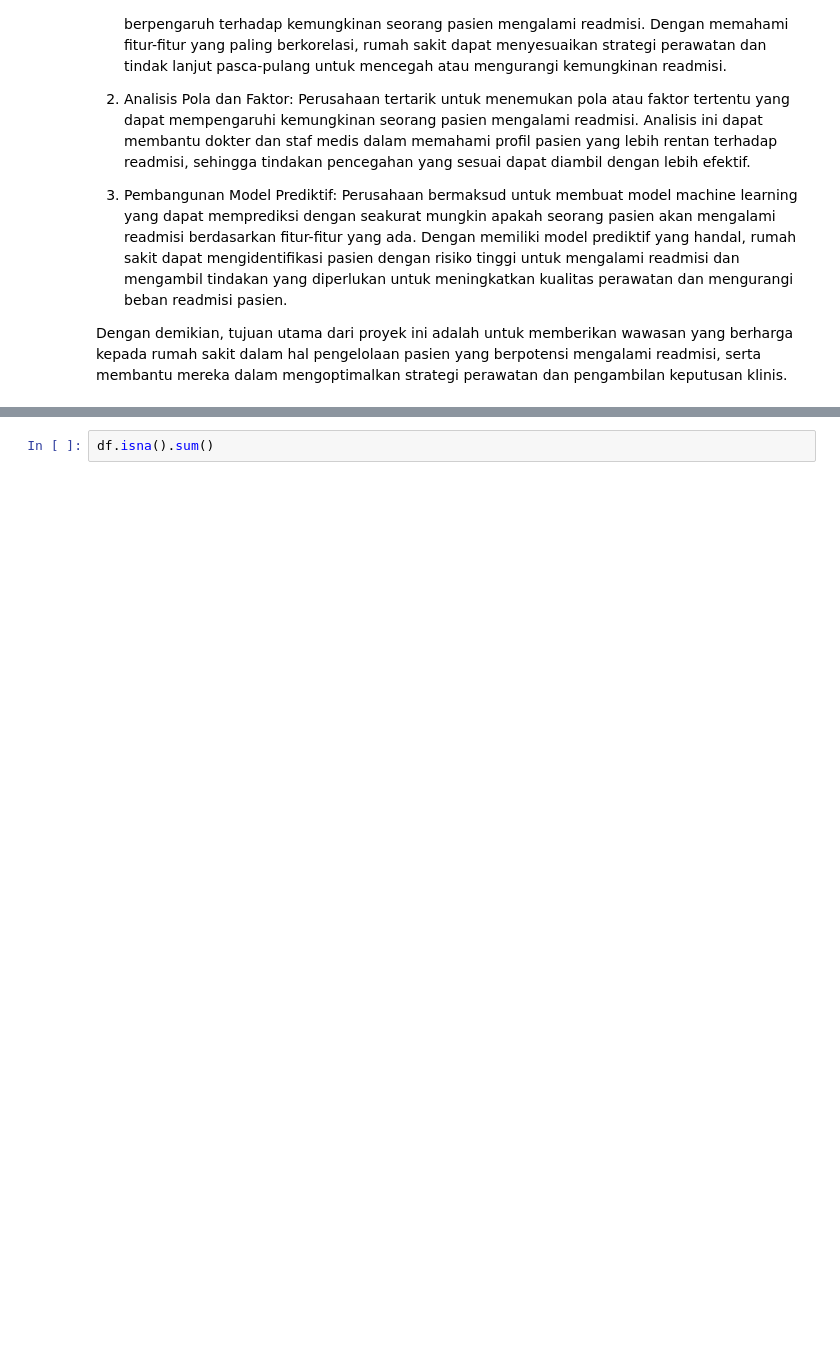
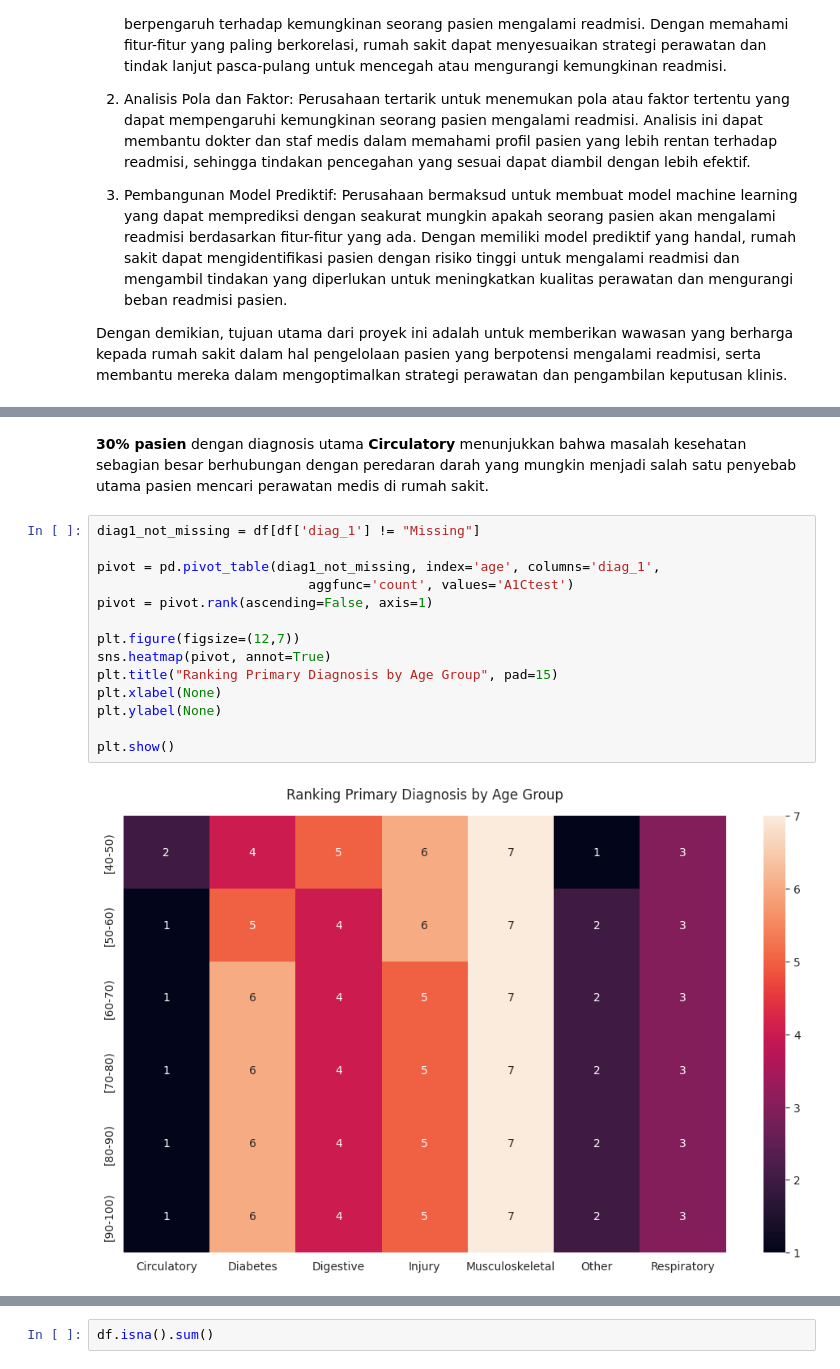
Before and after one commit to mfathul21/hospital-patient-readmissions, a Jupyter notebook: notebook.ipynb, the cells around one changed output, grey strips where cells are left out. Cells and saved outputs as stored; diff of their text form; blank space fills up the shorter version.

```diff
--- a/notebook.ipynb
+++ b/notebook.ipynb
@@ -620,0 +159,18 @@ VIF>5, Extreme Multicollinearity (This is what we have to avoid)
+# %% [markdown]
+**30% pasien** dengan diagnosis utama **Circulatory** menunjukkan bahwa masalah kesehatan sebagian besar berhubungan dengan peredaran darah yang mungkin menjadi salah satu penyebab utama pasien mencari perawatan medis di rumah sakit.
+# %%
+diag1_not_missing = df[df['diag_1'] != "Missing"]
+
+pivot = pd.pivot_table(diag1_not_missing, index='age', columns='diag_1',
+                           aggfunc='count', values='A1Ctest')
+pivot = pivot.rank(ascending=False, axis=1)
+
+plt.figure(figsize=(12,7))
+sns.heatmap(pivot, annot=True)
+plt.title("Ranking Primary Diagnosis by Age Group", pad=15)
+plt.xlabel(None)
+plt.ylabel(None)
+
+plt.show()
+# %% [output]
+[figure, added]
```
Also changed, not shown: parts of 100 cells of this notebook.
